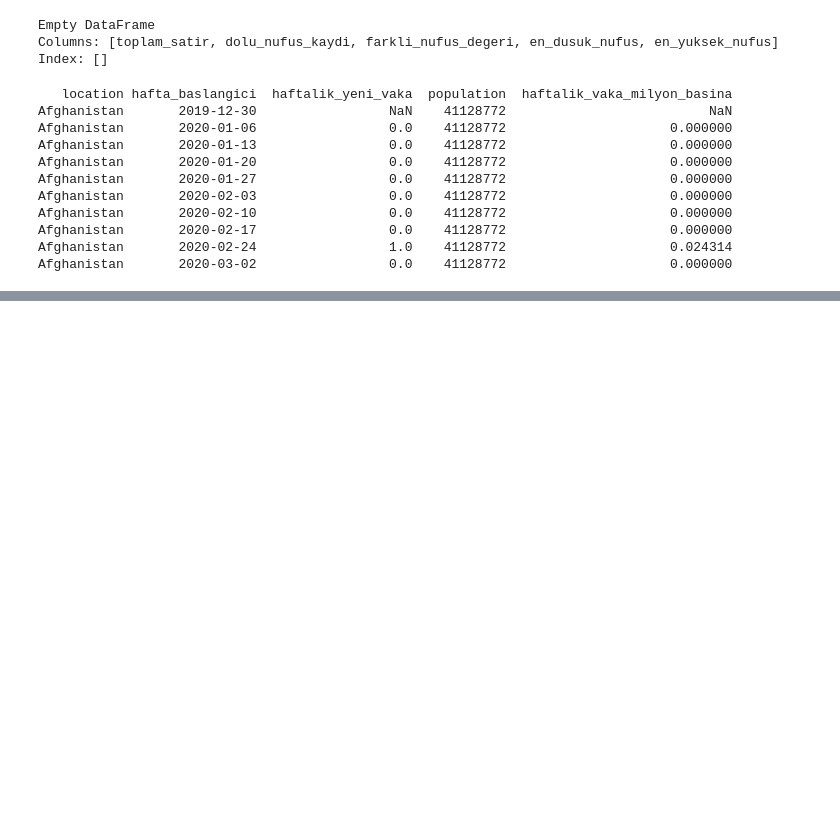
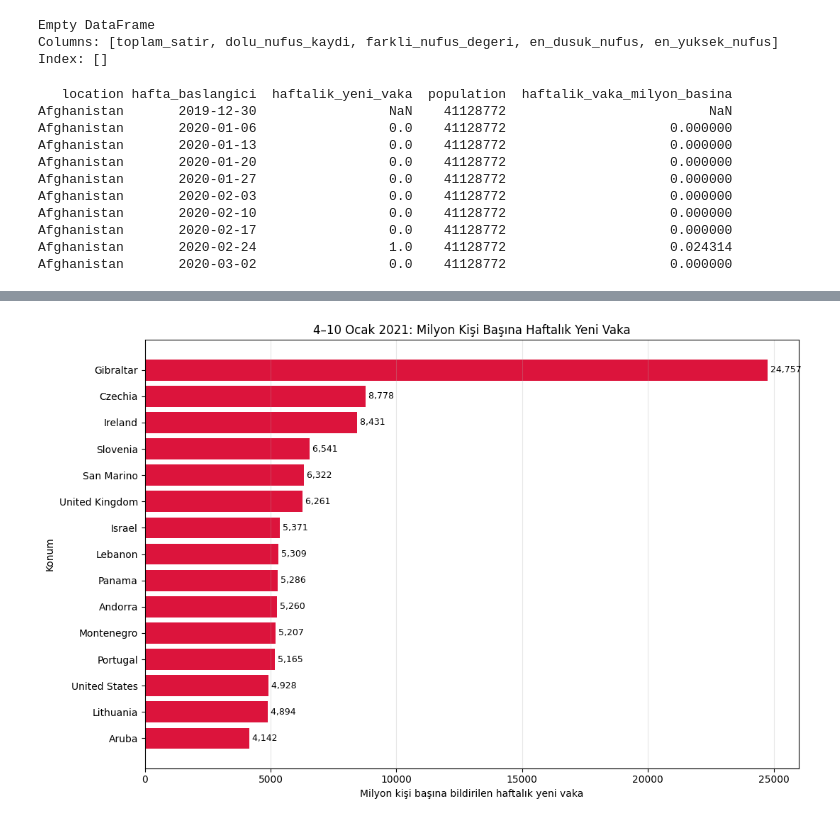
Before and after one commit to nazlican-engineer/CoronaVirusProject, a Jupyter notebook: covid_analysis.ipynb, the cells around one changed output, grey strips where cells are left out. Cells and saved outputs as stored; diff of their text form; code cells hidden in the pictures; blank space fills up the shorter version.

```diff
--- a/covid_analysis.ipynb
+++ b/covid_analysis.ipynb
@@ -1711,3 +1711,15 @@ Afghanistan       2020-02-10                 0.0    41128772
 Afghanistan       2020-02-17                 0.0    41128772                     0.000000
 Afghanistan       2020-02-24                 1.0    41128772                     0.024314
 Afghanistan       2020-03-02                 0.0    41128772                     0.000000
+# %%
+#4-10 Ocak 2021 haftasında haftalık toplam vaka sayısının milyon başına analizi
+selected_week = pd.Timestamp('2021-01-04')
+
+week_per_million = weekly_cases.loc[
+    (weekly_cases['hafta_baslangici'] == selected_week)
+    & weekly_cases['tam_hafta'],
+    ['location', 'haftalik_yeni_vaka',
+     'population', 'haftalik_vaka_milyon_basina']
+].sort_values('haftalik_vaka_milyon_basina', ascending=False)
+
+print(week_per_million.head(15).to_string(index=False))
@@ -1713,0 +1743,38 @@ Afghanistan       2020-03-02                 0.0    41128772
+# %%
+#Çubuk grafikte toplam vakayı incelemek ve milyon kişi başına incelenmesi
+plot_per_million = (
+    week_per_million
+    .head(15)
+    .sort_values('haftalik_vaka_milyon_basina')
+)
+
+fig, ax = plt.subplots(figsize=(11, 7))
+
+ax.barh(
+    plot_per_million['location'],
+    plot_per_million['haftalik_vaka_milyon_basina'],
+    color='crimson'
+)
+
+ax.set_title(
+    '4–10 Ocak 2021: Milyon Kişi Başına Haftalık Yeni Vaka'
+)
+ax.set_xlabel('Milyon kişi başına bildirilen haftalık yeni vaka')
+ax.set_ylabel('Konum')
+ax.grid(axis='x', alpha=0.3)
+
+for i, value in enumerate(
+    plot_per_million['haftalik_vaka_milyon_basina']
+):
+    ax.text(
+        value,
+        i,
+        f' {value:,.0f}',
+        va='center',
+        fontsize=9
+    )
+
+plt.tight_layout()
+plt.show()
+# %% [output]
+[figure, added]
```
Also changed, not shown: parts of 4 cells of this notebook.
